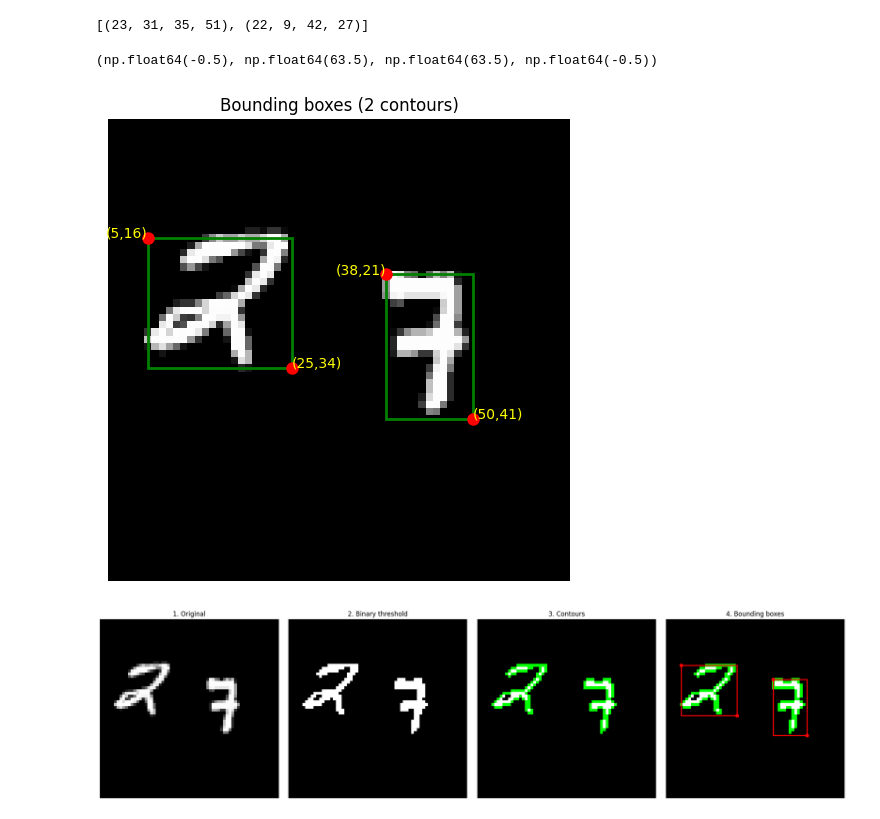
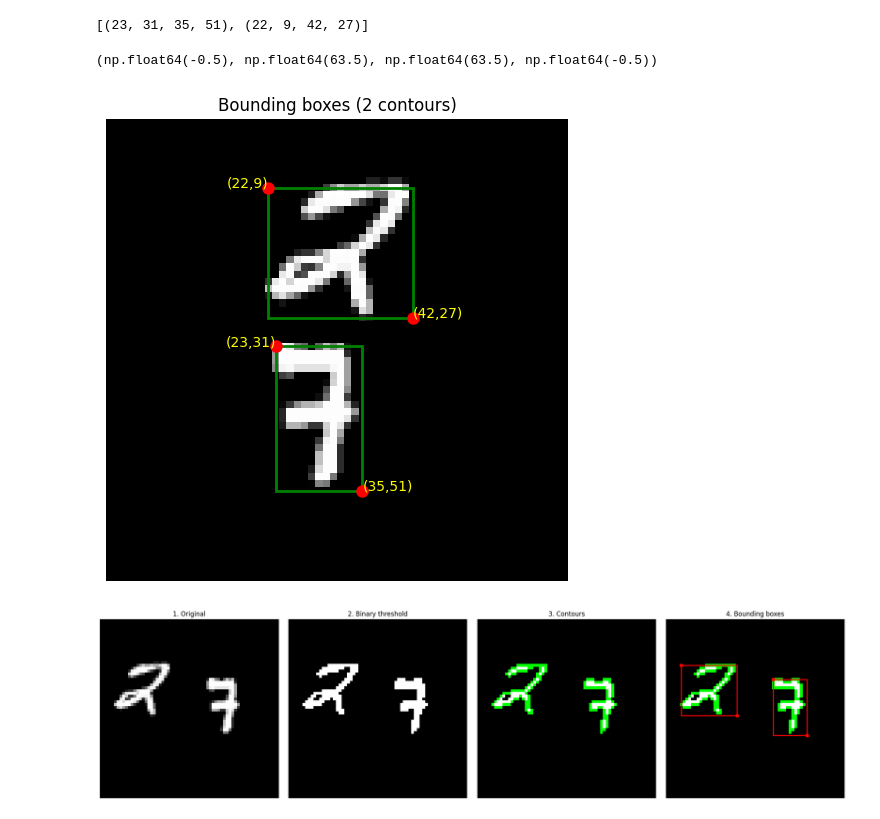
Before and after one commit to Hawar-Dzaee/eb_jepa, a Jupyter notebook: examples/my_video_jepa/0_data_exploration.ipynb, the cells around one changed output. Cells and saved outputs as stored; diff of their text form; code cells hidden in the pictures.

```diff
--- a/examples/my_video_jepa/0_data_exploration.ipynb
+++ b/examples/my_video_jepa/0_data_exploration.ipynb
@@ -11,10 +11,23 @@ import torch
 # urllib.request.urlretrieve(URL, filename)
 # %% [markdown]
 # Reading & Manipulation
+# %%
+import sys
+from pathlib import Path
+import numpy as np
+
+REPO_ROOT = Path.cwd().parent.parent          # examples/my_video_jepa -> repo root
+
+# the eb_jepa/datasets/ package holds moving_mnist.py (the copy we want to import)
+sys.path.insert(0, str(REPO_ROOT / "eb_jepa" / "datasets"))
+
+# the actual .npy data lives in the repo-root datasets/ folder
+DATA_FILE = REPO_ROOT / "datasets" / "mnist_test_seq.npy"
 # %%
 import numpy as np
 
-dataset = np.load("mnist_test_seq.npy")
+dataset = np.load(DATA_FILE)
+
 print(dataset.shape)
 dataset = np.swapaxes(dataset,0,1) # Converting (T,N, H,W) --> (N,T,H,W)
 
@@ -33,6 +46,8 @@ train_data = np.reshape(
 train_data.shape
 # %% [output]
 (18000, 10, 64, 64)
+# %%
+sample_idx = 0
 # %%
 import matplotlib.pyplot as plt
 
@@ -92,7 +107,7 @@ len(contours)   # if there is no overlap length will be 2, otherwise 1
 # %%
 import cv2
 
-frame = train_data[0][0]  # first sample, first frame
+frame = train_data[sample_idx][0]  # first sample, first frame
 
 # threshold to binary
 thres = (frame.min() + frame.max()) / 2
@@ -155,29 +170,29 @@ bounding_boxes  # a bounding box for a single
 # %% [output]
 [(23, 31, 35, 51), (22, 9, 42, 27)]
 # %%
-frame = train_data[0][5]  # t=5, digits should be apart
+frame = train_data[sample_idx][0]  # t=5, digits should be apart
 
 thres = (frame.min() + frame.max()) / 2
 binary = (frame > thres).astype("uint8")
 contours, _ = cv2.findContours(binary, cv2.RETR_EXTERNAL, cv2.CHAIN_APPROX_SIMPLE)
 
 fig, ax = plt.subplots(1, 1, figsize=(6, 6))
 ax.imshow(frame, cmap="gray")
 
 for cnt in contours:
     x, y, w, h = cv2.boundingRect(cnt)
     rect = plt.Rectangle((x, y), w, h, edgecolor="green", facecolor="none", linewidth=2)
     ax.add_patch(rect)
     ax.plot(x, y, "ro", markersize=8)           # red dot at (x_min, y_min)
     ax.plot(x + w, y + h, "ro", markersize=8)   # red dot at (x_max, y_max)
     ax.annotate(f"({x},{y})", (x, y), color="yellow", fontsize=10, ha="right")
     ax.annotate(f"({x+w},{y+h})", (x+w, y+h), color="yellow", fontsize=10)
 
 ax.set_title(f"Bounding boxes ({len(contours)} contours)")
 ax.axis("off")
 # %% [output]
 (np.float64(-0.5), np.float64(63.5), np.float64(63.5), np.float64(-0.5))
-[figure, old version]
+[figure, new version]
 # %%
 frame = train_data[0][5]
 
```
Also changed, not shown: parts of 15 cells of this notebook, 1 other file.
